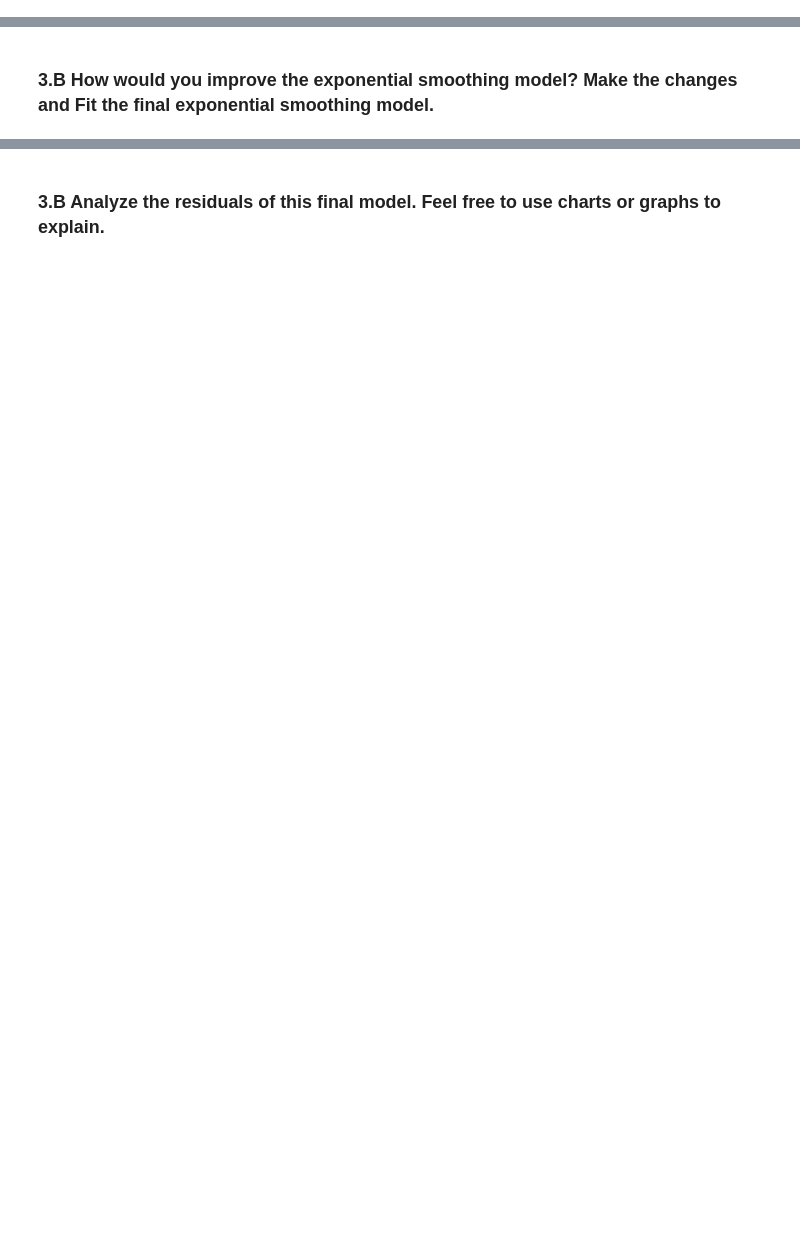
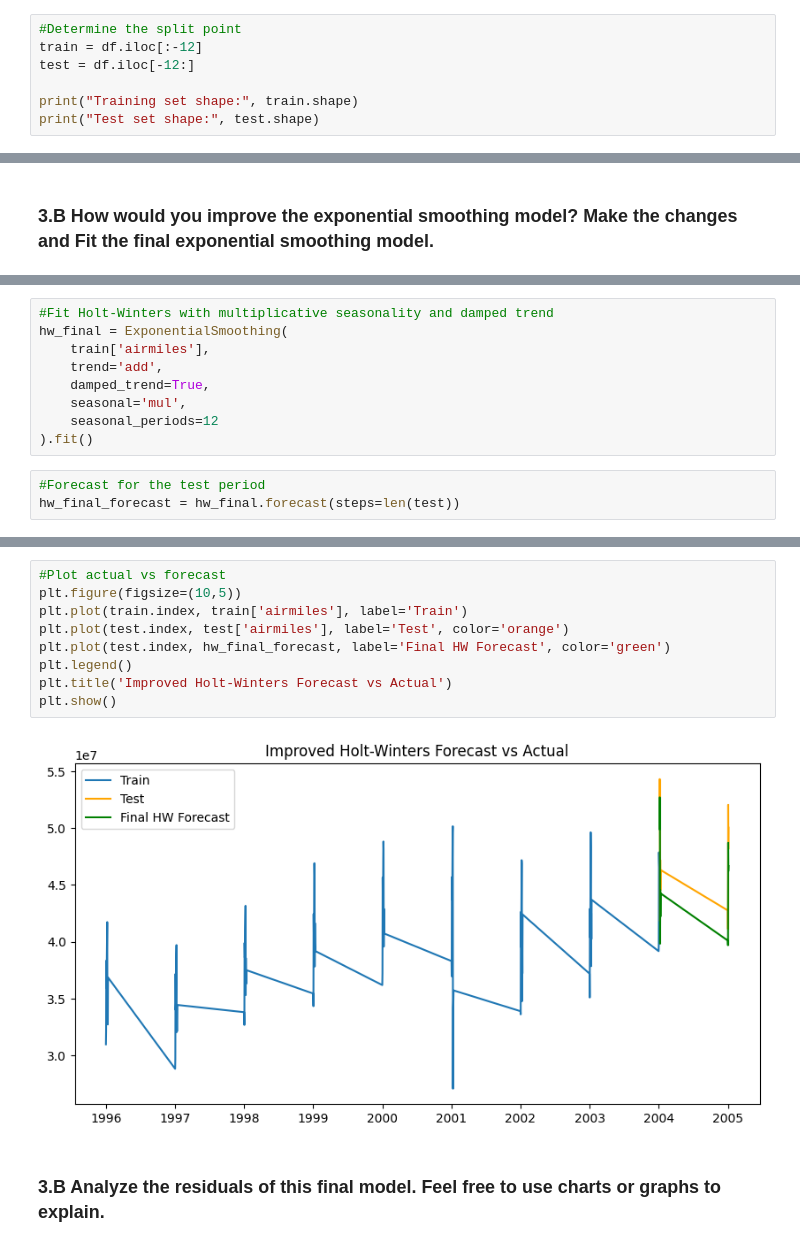
Before and after one commit to EricSiq/DeepLearning, a Jupyter notebook: AUCML_CA1.ipynb, the cells around one changed output, grey strips where cells are left out. Drawn from its saved outputs; the diff is of its cells as text; blank space fills up the shorter version.

```diff
--- a/AUCML_CA1.ipynb
+++ b/AUCML_CA1.ipynb
@@ -65,3 +186,10 @@ import itertools
 ### 2.C Model Building
 # %% [markdown]
 #### a. Split dataset using the last 12 weeks as test data.
+# %%
+#Determine the split point
+train = df.iloc[:-12]
+test = df.iloc[-12:]
+
+print("Training set shape:", train.shape)
+print("Test set shape:", test.shape)
@@ -76,0 +259,12 @@ import itertools
+# %%
+#Fit Holt-Winters with multiplicative seasonality and damped trend
+hw_final = ExponentialSmoothing(
+    train['airmiles'],
+    trend='add',
+    damped_trend=True,
+    seasonal='mul',
+    seasonal_periods=12
+).fit()
+# %%
+#Forecast for the test period
+hw_final_forecast = hw_final.forecast(steps=len(test))
@@ -77,2 +281,13 @@ import itertools
+# %%
+#Plot actual vs forecast
+plt.figure(figsize=(10,5))
+plt.plot(train.index, train['airmiles'], label='Train')
+plt.plot(test.index, test['airmiles'], label='Test', color='orange')
+plt.plot(test.index, hw_final_forecast, label='Final HW Forecast', color='green')
+plt.legend()
+plt.title('Improved Holt-Winters Forecast vs Actual')
+plt.show()
+# %% [output]
+[figure, added]
 # %% [markdown]
 ### 3.B Analyze the residuals of this final model. Feel free to use charts or graphs to explain.
```
Also changed, not shown: parts of 35 cells of this notebook.
